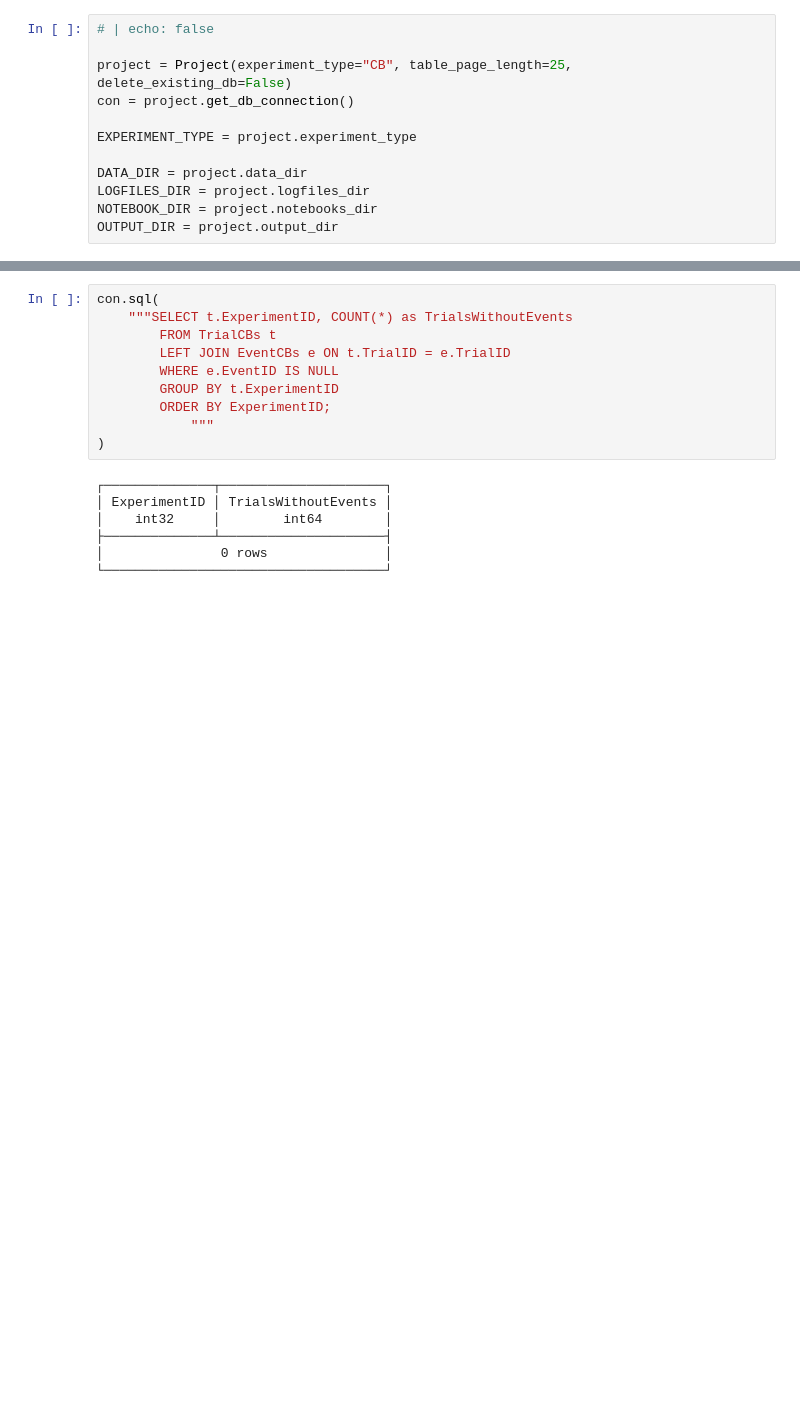
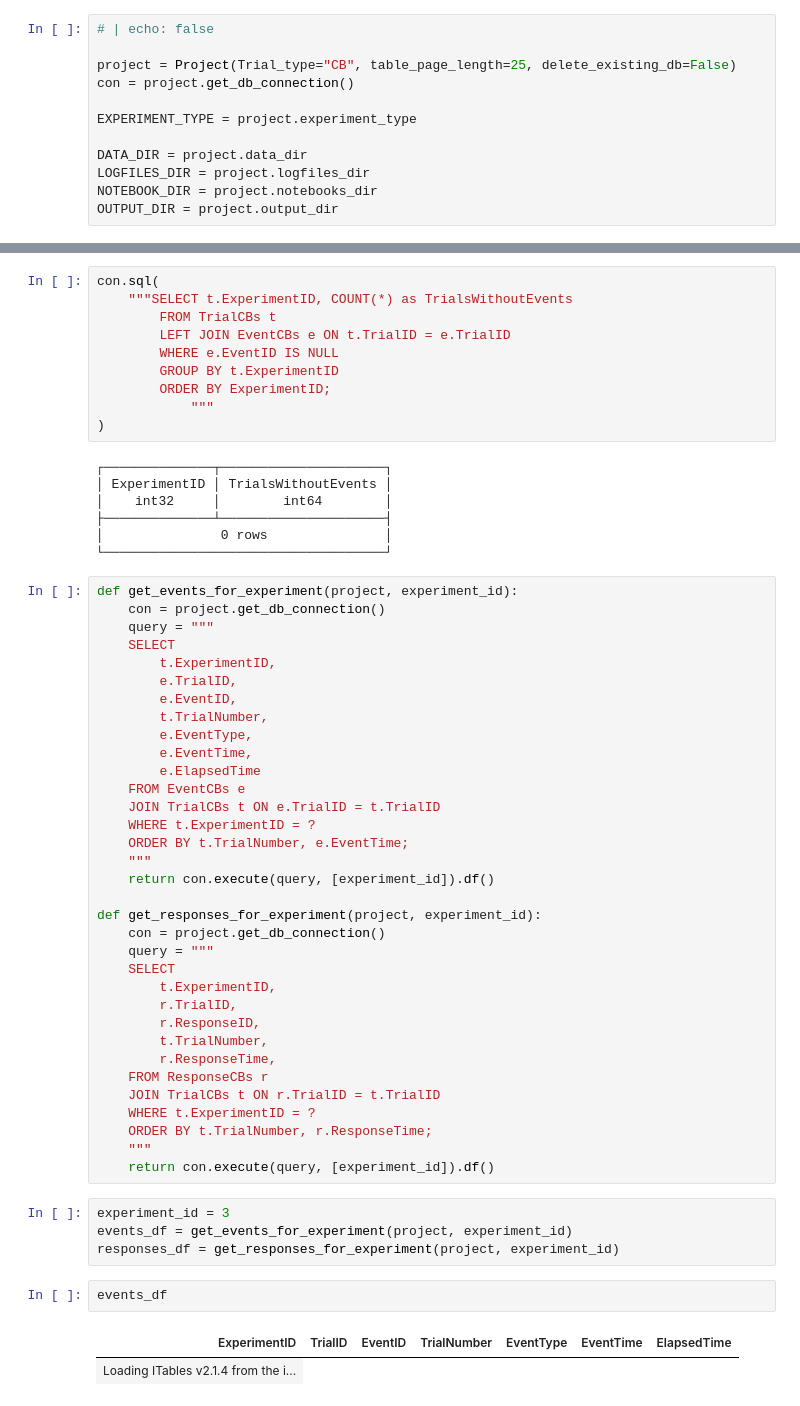
Before and after one commit to DataBooth/client-horse-logic, a Jupyter notebook: notebooks/database-checks-CB.ipynb, the cells around one changed output, grey strips where cells are left out. Cells and saved outputs as stored; diff of their text form; blank space fills up the shorter version.

```diff
--- a/notebooks/database-checks-CB.ipynb
+++ b/notebooks/database-checks-CB.ipynb
@@ -39,7 +39,7 @@ It run a sequence of SQL queries to check for consistency in the database.
 # %%
 # | echo: false
 
-project = Project(experiment_type="CB", table_page_length=25, delete_existing_db=False)
+project = Project(Trial_type="CB", table_page_length=25, delete_existing_db=False)
 con = project.get_db_connection()
 
 EXPERIMENT_TYPE = project.experiment_type
@@ -534,3 +705,46 @@ con.sql(
 ├──────────────┴─────────────────────┤
 │               0 rows               │
 └────────────────────────────────────┘
+# %%
+def get_events_for_experiment(project, experiment_id):
+    con = project.get_db_connection()
+    query = """
+    SELECT
+        t.ExperimentID,
+        e.TrialID,
+        e.EventID,
+        t.TrialNumber,
+        e.EventType,
+        e.EventTime,
+        e.ElapsedTime
+    FROM EventCBs e
+    JOIN TrialCBs t ON e.TrialID = t.TrialID
+    WHERE t.ExperimentID = ?
+    ORDER BY t.TrialNumber, e.EventTime;
+    """
+    return con.execute(query, [experiment_id]).df()
+
+def get_responses_for_experiment(project, experiment_id):
+    con = project.get_db_connection()
+    query = """
+    SELECT
+        t.ExperimentID,
+        r.TrialID,
+        r.ResponseID,
+        t.TrialNumber,
+        r.ResponseTime,
+    FROM ResponseCBs r
+    JOIN TrialCBs t ON r.TrialID = t.TrialID
+    WHERE t.ExperimentID = ?
+    ORDER BY t.TrialNumber, r.ResponseTime;
+    """
+    return con.execute(query, [experiment_id]).df()
+# %%
+experiment_id = 3
+events_df = get_events_for_experiment(project, experiment_id)
+responses_df = get_responses_for_experiment(project, experiment_id)
+# %%
+events_df
+# %% [output]
+| ExperimentID | TrialID | EventID | TrialNumber | EventType | EventTime | ElapsedTime |
+| Loading ITables v2.1.4 from the i... |
```
Also changed, not shown: parts of 12 cells of this notebook.
